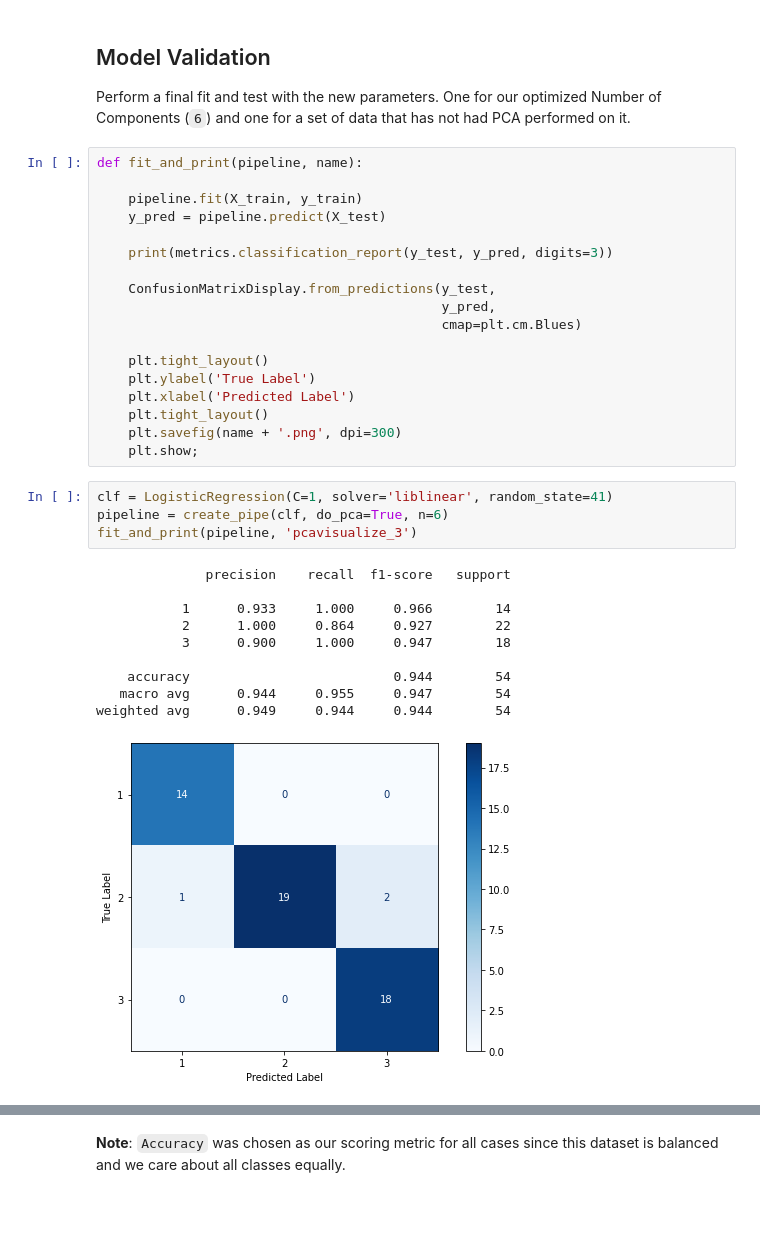
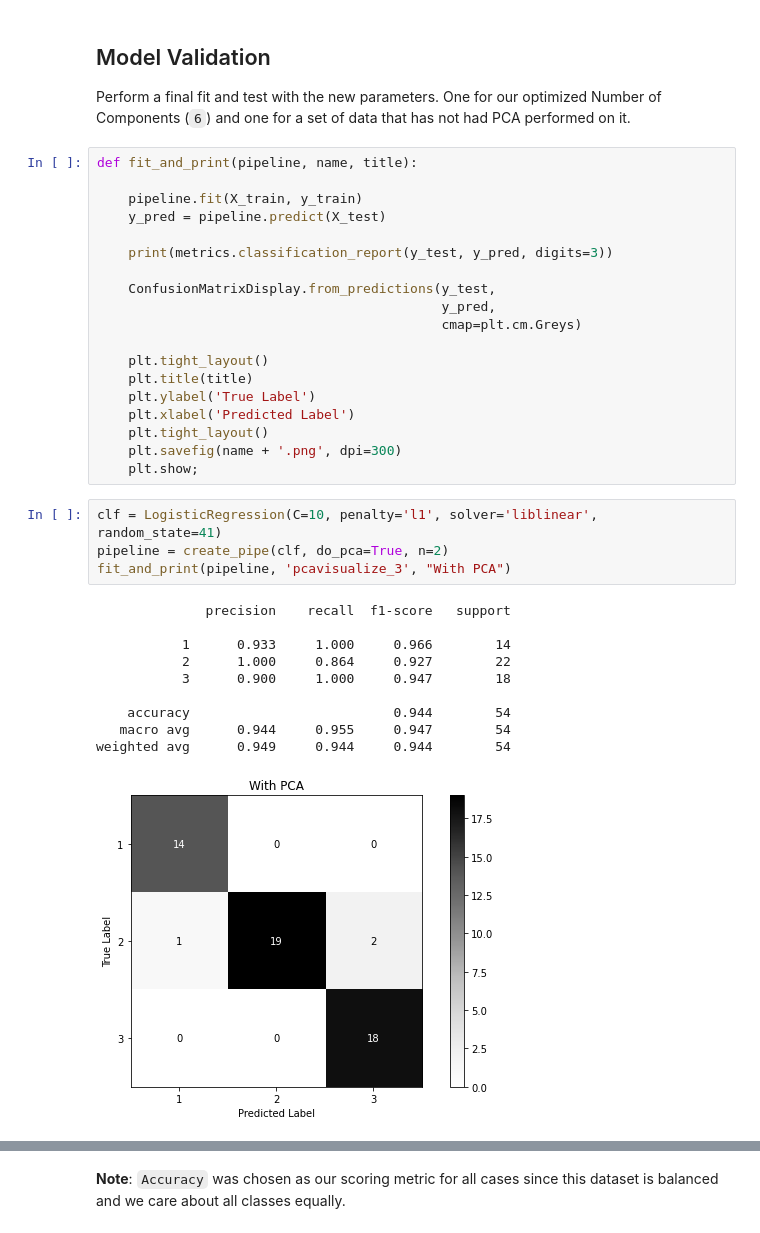
Before and after one commit to broepke/PCA, a Jupyter notebook: PCA.ipynb, the cells around one changed output, grey strips where cells are left out. Drawn from its saved outputs; the diff is of its cells as text.

```diff
--- a/PCA.ipynb
+++ b/PCA.ipynb
@@ -344,7 +338,7 @@ Best parameters: {'clf__C': 1.0, 'clf__solver': 'liblinear', 'features__pca__n_c
 
 Perform a final fit and test with the new parameters.  One for our optimized Number of Components (`6`) and one for a set of data that has not had PCA performed on it.
 # %%
-def fit_and_print(pipeline, name):
+def fit_and_print(pipeline, name, title):
 
     pipeline.fit(X_train, y_train)
     y_pred = pipeline.predict(X_test)
@@ -353,27 +347,28 @@ def fit_and_print(pipeline, name):
 
     ConfusionMatrixDisplay.from_predictions(y_test,
                                             y_pred,
-                                            cmap=plt.cm.Blues)
+                                            cmap=plt.cm.Greys)
 
     plt.tight_layout()
+    plt.title(title)
     plt.ylabel('True Label')
     plt.xlabel('Predicted Label')
     plt.tight_layout()
     plt.savefig(name + '.png', dpi=300)
     plt.show;
 # %%
-clf = LogisticRegression(C=1, solver='liblinear', random_state=41)
-pipeline = create_pipe(clf, do_pca=True, n=6)
-fit_and_print(pipeline, 'pcavisualize_3')
+clf = LogisticRegression(C=10, penalty='l1', solver='liblinear', random_state=41)
+pipeline = create_pipe(clf, do_pca=True, n=2)
+fit_and_print(pipeline, 'pcavisualize_3', "With PCA")
 # %% [output]
               precision    recall  f1-score   support
 
            1      0.933     1.000     0.966        14
            2      1.000     0.864     0.927        22
            3      0.900     1.000     0.947        18
 
     accuracy                          0.944        54
    macro avg      0.944     0.955     0.947        54
 weighted avg      0.949     0.944     0.944        54
-[figure, old version]
+[figure, new version]
 # %%
```
Also changed, not shown: parts of 9 cells of this notebook, 6 other files.
